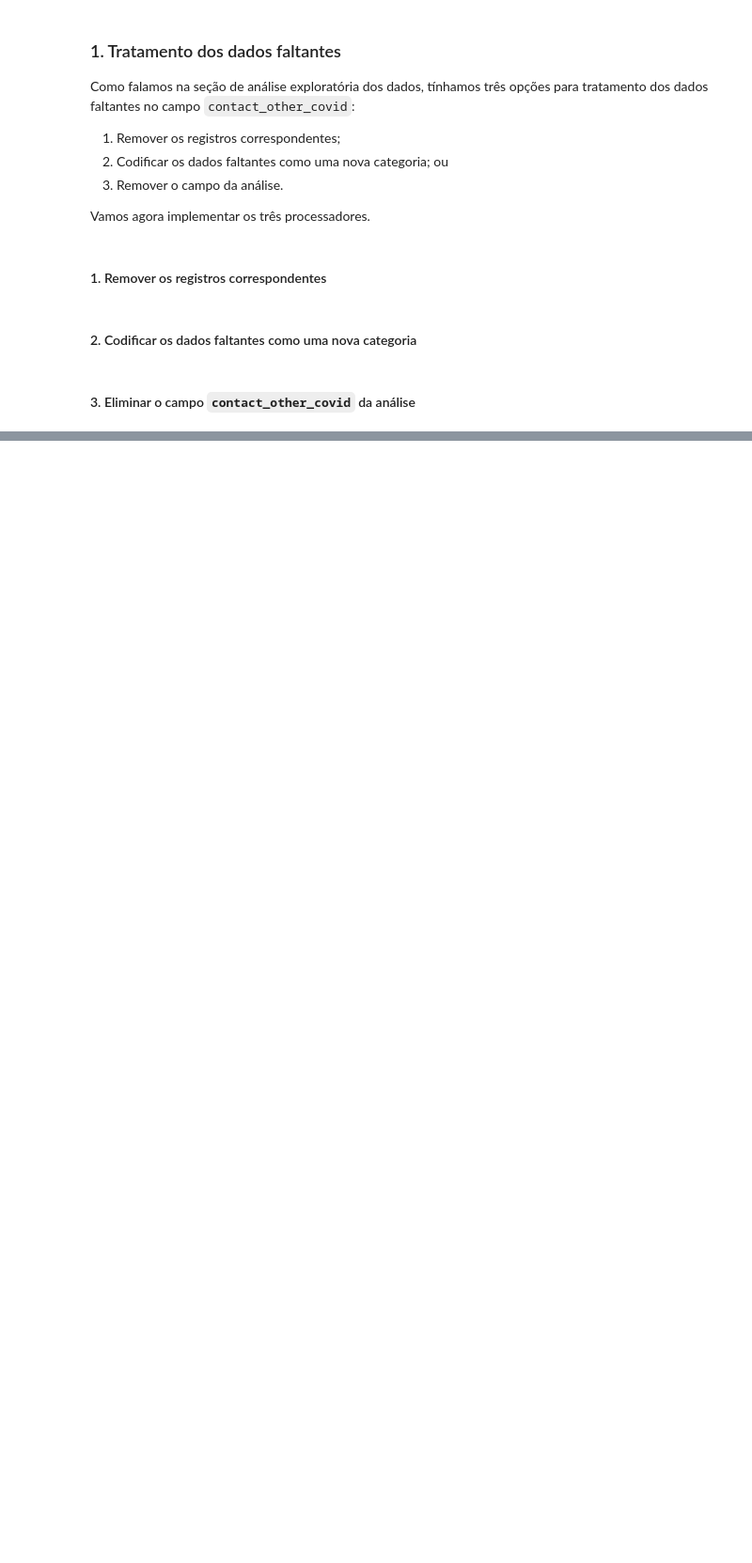
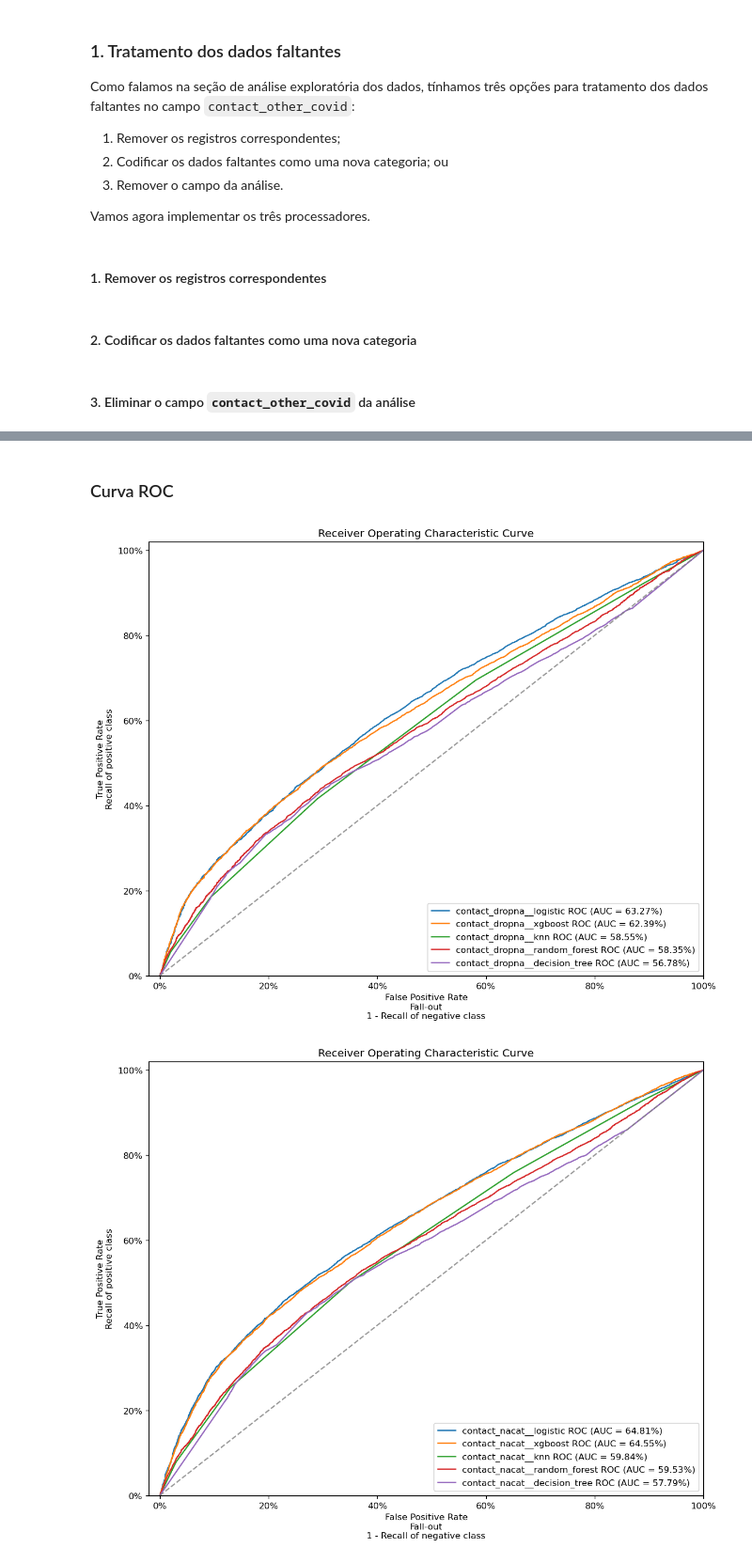
Before and after one commit to flimao/modelos-covid, a Jupyter notebook: notebooks_exploration/3-modelagem.ipynb, the cells around one changed output, grey strips where cells are left out. Shown: that part at 94% size. Cells and saved outputs as stored; diff of their text form; code cells hidden in the pictures; blank space fills up the shorter version.

Commit message:
Avançar na modelagem dos dados.

```diff
--- a/notebooks_exploration/3-modelagem.ipynb
+++ b/notebooks_exploration/3-modelagem.ipynb
@@ -163,0 +200,17 @@ bases[alternativa], tts[alternativa] = train_test_split_base(
+# %%
+from sklearn.compose import ColumnTransformer
+
+# nome das colunas numericas e categoricas
+features_numericas = tts_tuples['contact_nacat'][0].select_dtypes(exclude = ['object', 'category']).columns
+features_categoricas = tts_tuples['contact_nacat'][0].select_dtypes(include = ['object', 'category']).columns
+
+# separador: os dados entram no pipeline e são separados em dois, cada um vai em um pipeline diferente
+separador = ColumnTransformer(transformers = [
+    ('numericas', pipeline_numericas, features_numericas),
+    ('categoricas', pipeline_categoricas, features_categoricas)
+])
+
+# esse é o pipeline antes da aplicação do modelo final
+steps_before_classifier = [
+    ('separador', separador)
+]
@@ -163,0 +324,17 @@ bases[alternativa], tts[alternativa] = train_test_split_base(
+# %%
+from sklearn.metrics import classification_report
+
+# para cada modelo...
+for (full_name, clf), y_pred, y_prob, tts in zip(
+    clfs.items(), y_preds.values(), y_probs.values(), train_test_splits.values()
+):
+    y_test = tts[3]
+    preproc_name, model_name = full_name.split('__')
+    # plotar o clf report
+    print('---------')
+    print(f"Modelo: '{model_name}' (preproc: '{preproc_name}')")
+    print('--> ')
+    print(classification_report(
+        y_true = y_test,
+        y_pred = y_pred
+    ))
@@ -163,0 +359,15 @@ bases[alternativa], tts[alternativa] = train_test_split_base(
+# %% [markdown]
+### Curva ROC
+# %%
+model_ranks = {}
+for preproc_name, tts in tts_tuples.items():
+
+    clfs_preproc = { full_name: clf for full_name, clf in clfs.items() if full_name.startswith(preproc_name) }
+
+    model_ranks[preproc_name] = splt.plot_roc_auc_curve(
+        models = clfs_preproc,
+        X_test = tts[1], y_test = tts[3],
+    )
+# %% [output]
+[figure, added]
+[figure, added]
```
Also changed, not shown: parts of 26 cells of this notebook.
